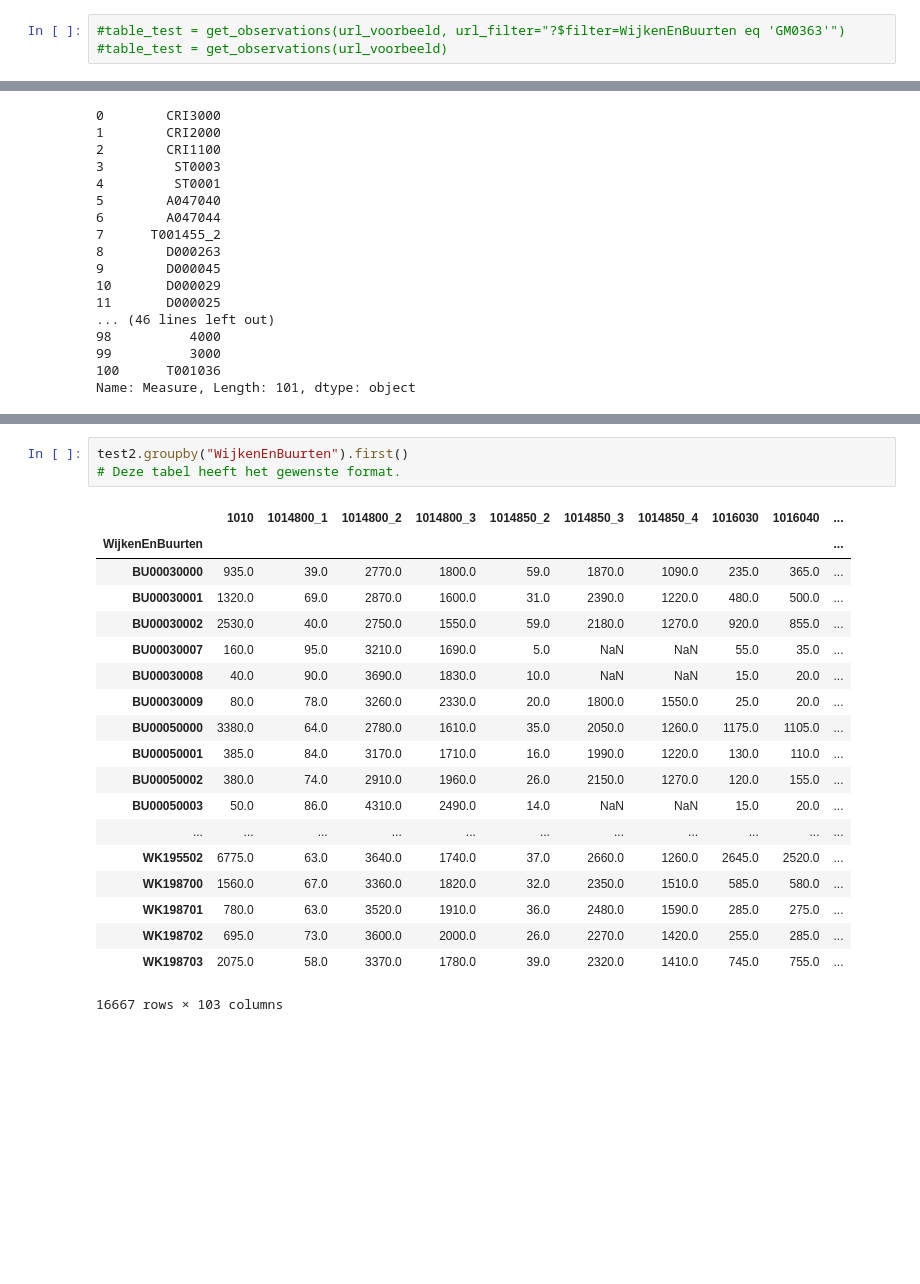
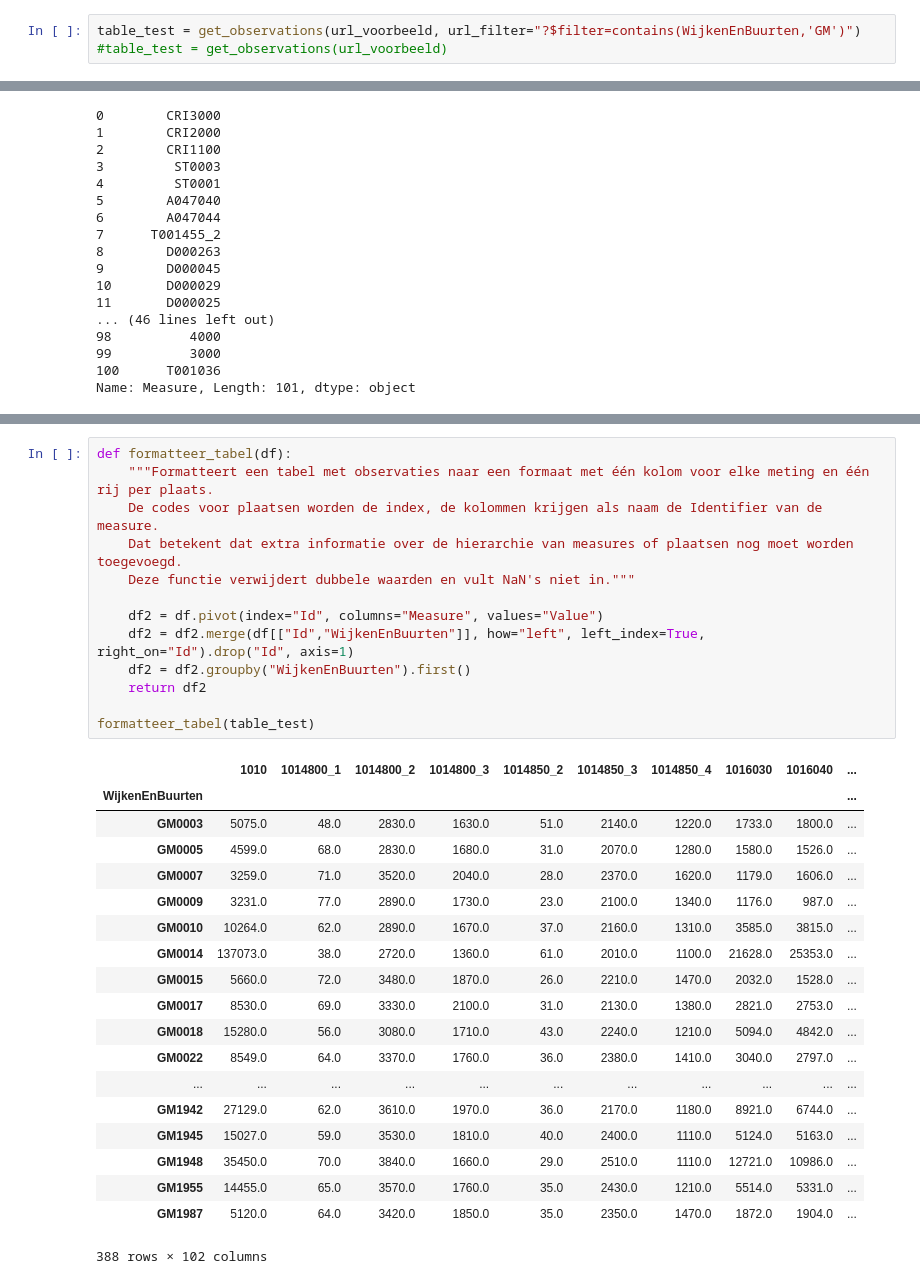
Before and after one commit to DanAugustus/KiesKaart, a Jupyter notebook: CBSparserOData4.ipynb, the cells around one changed output, grey strips where cells are left out. Cells and saved outputs as stored; diff of their text form; blank space fills up the shorter version.

Commit message:
Update CBSparserOdata4 en vervangen .txt
Update CBSparserOdata4 en vervangen tekstbestanden features door csv bestanden mét identifiers

```diff
--- a/CBSparserOData4.ipynb
+++ b/CBSparserOData4.ipynb
@@ -158,4 +173,4 @@ Zie https://www.cbs.nl/nl-nl/onze-diensten/open-data/open-data-v4/filters-odata-
 # %%
-#table_test = get_observations(url_voorbeeld, url_filter="?$filter=WijkenEnBuurten eq 'GM0363'")
+table_test = get_observations(url_voorbeeld, url_filter="?$filter=contains(WijkenEnBuurten,'GM')")
 #table_test = get_observations(url_voorbeeld)
 # %% [output]
@@ -350,25 +387,35 @@ test2.head(20)
-# %%
-test2.groupby("WijkenEnBuurten").first()
-# Deze tabel heeft het gewenste format.
-# %% [output]
-|  | 1010 | 1014800_1 | 1014800_2 | 1014800_3 | 1014850_2 | 1014850_3 | 1014850_4 | 1016030 | 1016040 | ... |
-| WijkenEnBuurten |  |  |  |  |  |  |  |  |  | ... |
-| BU00030000 | 935.0 | 39.0 | 2770.0 | 1800.0 | 59.0 | 1870.0 | 1090.0 | 235.0 | 365.0 | ... |
-| BU00030001 | 1320.0 | 69.0 | 2870.0 | 1600.0 | 31.0 | 2390.0 | 1220.0 | 480.0 | 500.0 | ... |
-| BU00030002 | 2530.0 | 40.0 | 2750.0 | 1550.0 | 59.0 | 2180.0 | 1270.0 | 920.0 | 855.0 | ... |
-| BU00030007 | 160.0 | 95.0 | 3210.0 | 1690.0 | 5.0 | NaN | NaN | 55.0 | 35.0 | ... |
-| BU00030008 | 40.0 | 90.0 | 3690.0 | 1830.0 | 10.0 | NaN | NaN | 15.0 | 20.0 | ... |
-| BU00030009 | 80.0 | 78.0 | 3260.0 | 2330.0 | 20.0 | 1800.0 | 1550.0 | 25.0 | 20.0 | ... |
-| BU00050000 | 3380.0 | 64.0 | 2780.0 | 1610.0 | 35.0 | 2050.0 | 1260.0 | 1175.0 | 1105.0 | ... |
-| BU00050001 | 385.0 | 84.0 | 3170.0 | 1710.0 | 16.0 | 1990.0 | 1220.0 | 130.0 | 110.0 | ... |
-| BU00050002 | 380.0 | 74.0 | 2910.0 | 1960.0 | 26.0 | 2150.0 | 1270.0 | 120.0 | 155.0 | ... |
-| BU00050003 | 50.0 | 86.0 | 4310.0 | 2490.0 | 14.0 | NaN | NaN | 15.0 | 20.0 | ... |
-| ... | ... | ... | ... | ... | ... | ... | ... | ... | ... | ... |
-| WK195502 | 6775.0 | 63.0 | 3640.0 | 1740.0 | 37.0 | 2660.0 | 1260.0 | 2645.0 | 2520.0 | ... |
-| WK198700 | 1560.0 | 67.0 | 3360.0 | 1820.0 | 32.0 | 2350.0 | 1510.0 | 585.0 | 580.0 | ... |
-| WK198701 | 780.0 | 63.0 | 3520.0 | 1910.0 | 36.0 | 2480.0 | 1590.0 | 285.0 | 275.0 | ... |
-| WK198702 | 695.0 | 73.0 | 3600.0 | 2000.0 | 26.0 | 2270.0 | 1420.0 | 255.0 | 285.0 | ... |
-| WK198703 | 2075.0 | 58.0 | 3370.0 | 1780.0 | 39.0 | 2320.0 | 1410.0 | 745.0 | 755.0 | ... |
-16667 rows × 103 columns
+# %%
+def formatteer_tabel(df):
+    """Formatteert een tabel met observaties naar een formaat met één kolom voor elke meting en één rij per plaats.
+    De codes voor plaatsen worden de index, de kolommen krijgen als naam de Identifier van de measure.
+    Dat betekent dat extra informatie over de hierarchie van measures of plaatsen nog moet worden toegevoegd.
+    Deze functie verwijdert dubbele waarden en vult NaN's niet in."""
+
+    df2 = df.pivot(index="Id", columns="Measure", values="Value")
+    df2 = df2.merge(df[["Id","WijkenEnBuurten"]], how="left", left_index=True, right_on="Id").drop("Id", axis=1)
+    df2 = df2.groupby("WijkenEnBuurten").first()
+    return df2
+
+formatteer_tabel(table_test)
+# %% [output]
+|  | 1010 | 1014800_1 | 1014800_2 | 1014800_3 | 1014850_2 | 1014850_3 | 1014850_4 | 1016030 | 1016040 | ... |
+| WijkenEnBuurten |  |  |  |  |  |  |  |  |  | ... |
+| GM0003 | 5075.0 | 48.0 | 2830.0 | 1630.0 | 51.0 | 2140.0 | 1220.0 | 1733.0 | 1800.0 | ... |
+| GM0005 | 4599.0 | 68.0 | 2830.0 | 1680.0 | 31.0 | 2070.0 | 1280.0 | 1580.0 | 1526.0 | ... |
+| GM0007 | 3259.0 | 71.0 | 3520.0 | 2040.0 | 28.0 | 2370.0 | 1620.0 | 1179.0 | 1606.0 | ... |
+| GM0009 | 3231.0 | 77.0 | 2890.0 | 1730.0 | 23.0 | 2100.0 | 1340.0 | 1176.0 | 987.0 | ... |
+| GM0010 | 10264.0 | 62.0 | 2890.0 | 1670.0 | 37.0 | 2160.0 | 1310.0 | 3585.0 | 3815.0 | ... |
+| GM0014 | 137073.0 | 38.0 | 2720.0 | 1360.0 | 61.0 | 2010.0 | 1100.0 | 21628.0 | 25353.0 | ... |
+| GM0015 | 5660.0 | 72.0 | 3480.0 | 1870.0 | 26.0 | 2210.0 | 1470.0 | 2032.0 | 1528.0 | ... |
+| GM0017 | 8530.0 | 69.0 | 3330.0 | 2100.0 | 31.0 | 2130.0 | 1380.0 | 2821.0 | 2753.0 | ... |
+| GM0018 | 15280.0 | 56.0 | 3080.0 | 1710.0 | 43.0 | 2240.0 | 1210.0 | 5094.0 | 4842.0 | ... |
+| GM0022 | 8549.0 | 64.0 | 3370.0 | 1760.0 | 36.0 | 2380.0 | 1410.0 | 3040.0 | 2797.0 | ... |
+| ... | ... | ... | ... | ... | ... | ... | ... | ... | ... | ... |
+| GM1942 | 27129.0 | 62.0 | 3610.0 | 1970.0 | 36.0 | 2170.0 | 1180.0 | 8921.0 | 6744.0 | ... |
+| GM1945 | 15027.0 | 59.0 | 3530.0 | 1810.0 | 40.0 | 2400.0 | 1110.0 | 5124.0 | 5163.0 | ... |
+| GM1948 | 35450.0 | 70.0 | 3840.0 | 1660.0 | 29.0 | 2510.0 | 1110.0 | 12721.0 | 10986.0 | ... |
+| GM1955 | 14455.0 | 65.0 | 3570.0 | 1760.0 | 35.0 | 2430.0 | 1210.0 | 5514.0 | 5331.0 | ... |
+| GM1987 | 5120.0 | 64.0 | 3420.0 | 1850.0 | 35.0 | 2350.0 | 1470.0 | 1872.0 | 1904.0 | ... |
+388 rows × 102 columns
 # %% [markdown]
 # To do:
```
Also changed, not shown: parts of 17 cells of this notebook, 2 other files.
